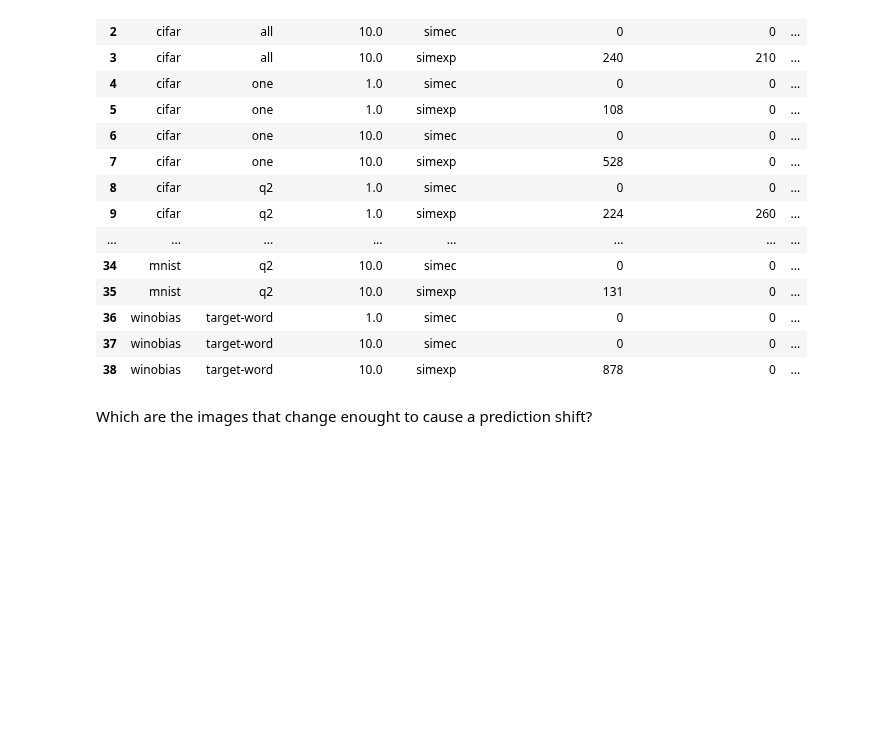
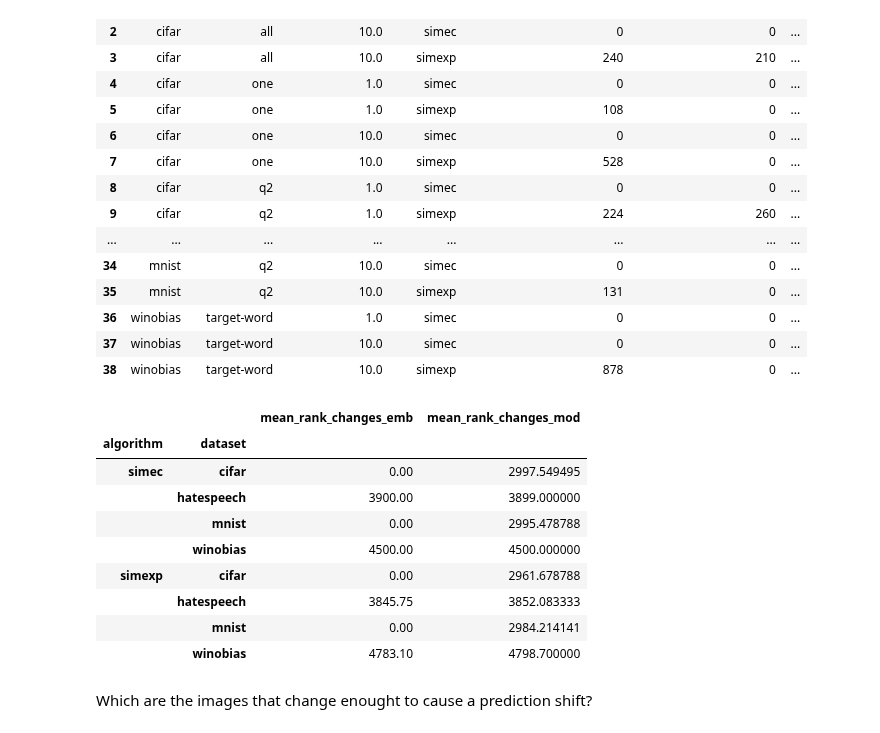
Before and after one commit to alessiomarta/transformers_equivalence_classes, a Jupyter notebook: notebooks/interpretation-analysis.ipynb, the cells around one changed output. Cells and saved outputs as stored; diff of their text form; code cells hidden in the pictures; blank space fills up the shorter version.

```diff
--- a/notebooks/interpretation-analysis.ipynb
+++ b/notebooks/interpretation-analysis.ipynb
@@ -143,6 +144,22 @@ final_summary
 | 36 | winobias | target-word | 1.0 | simec | 0 | 0 | ... |
 | 37 | winobias | target-word | 10.0 | simec | 0 | 0 | ... |
 | 38 | winobias | target-word | 10.0 | simexp | 878 | 0 | ... |
+# %%
+final_summary.groupby(["algorithm", "dataset"]).agg(
+    mean_rank_changes_emb=("emb_rank_change_count", "mean"),
+    mean_rank_changes_mod=("mod_rank_change_count", "mean"),
+)
+# %% [output]
+|  |  | mean_rank_changes_emb | mean_rank_changes_mod |
+| algorithm | dataset |  |  |
+| simec | cifar | 0.00 | 2997.549495 |
+|  | hatespeech | 3900.00 | 3899.000000 |
+|  | mnist | 0.00 | 2995.478788 |
+|  | winobias | 4500.00 | 4500.000000 |
+| simexp | cifar | 0.00 | 2961.678788 |
+|  | hatespeech | 3845.75 | 3852.083333 |
+|  | mnist | 0.00 | 2984.214141 |
+|  | winobias | 4783.10 | 4798.700000 |
 # %% [markdown]
 Which are the images that change enought to cause a prediction shift?
 # %%
```
Also changed, not shown: parts of 3 cells of this notebook.
